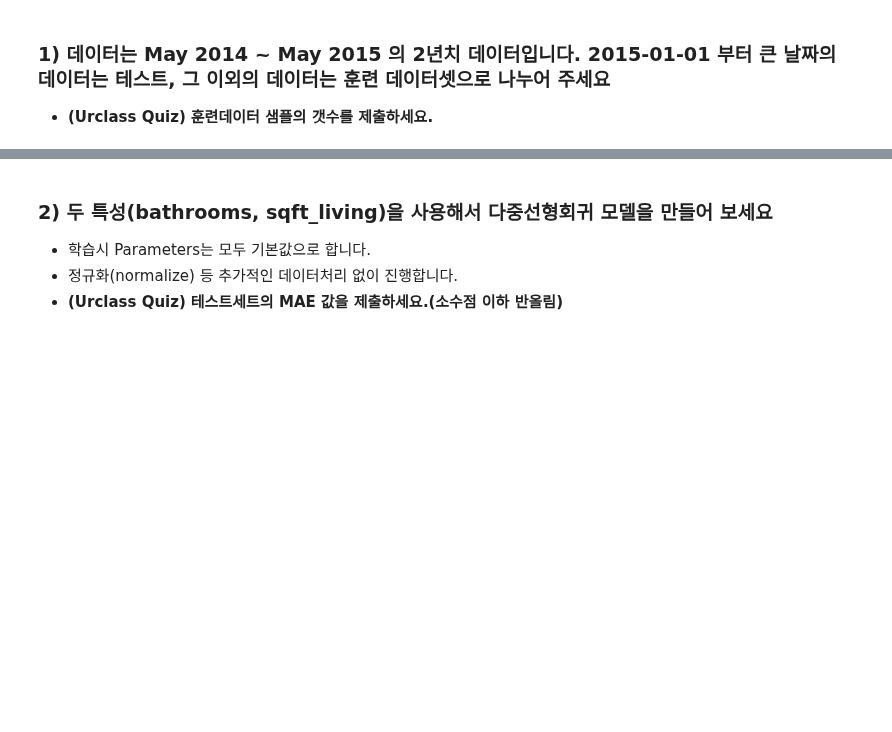
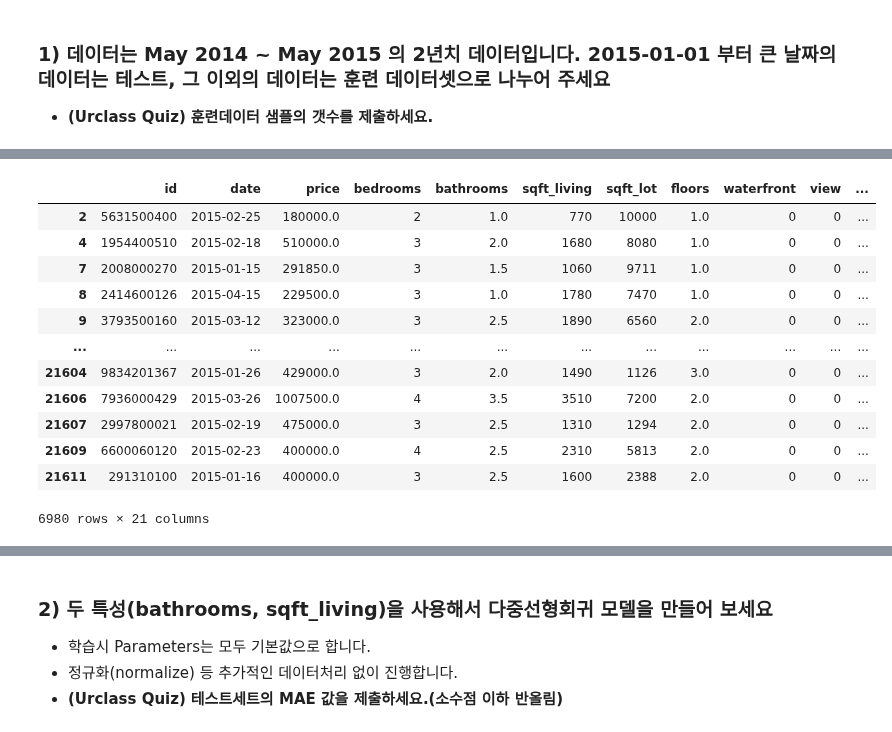
Before and after one commit to p65454/codestates, a Jupyter notebook: n212-multiple-regression/n212a-multiple-regression.ipynb, the cells around one changed output, grey strips where cells are left out. Drawn from its saved outputs; the diff is of its cells as text; code cells hidden in the pictures; blank space fills up the shorter version.

```diff
--- a/n212-multiple-regression/n212a-multiple-regression.ipynb
+++ b/n212-multiple-regression/n212a-multiple-regression.ipynb
@@ -23,0 +43,18 @@ df.columns
+# %%
+df['date'] = pd.to_datetime(df['date'], format='%Y-%m-%d %H:%M:%S', errors='raise')  ## 날짜 데이터타입을 datetime으로 변환
+# %%
+df[df['date'].dt.year==2015]  ## 2015년 데이터만 나왔는지 확인
+# %% [output]
+|  | id | date | price | bedrooms | bathrooms | sqft_living | sqft_lot | floors | waterfront | view | ... |
+| 2 | 5631500400 | 2015-02-25 | 180000.0 | 2 | 1.0 | 770 | 10000 | 1.0 | 0 | 0 | ... |
+| 4 | 1954400510 | 2015-02-18 | 510000.0 | 3 | 2.0 | 1680 | 8080 | 1.0 | 0 | 0 | ... |
+| 7 | 2008000270 | 2015-01-15 | 291850.0 | 3 | 1.5 | 1060 | 9711 | 1.0 | 0 | 0 | ... |
+| 8 | 2414600126 | 2015-04-15 | 229500.0 | 3 | 1.0 | 1780 | 7470 | 1.0 | 0 | 0 | ... |
+| 9 | 3793500160 | 2015-03-12 | 323000.0 | 3 | 2.5 | 1890 | 6560 | 2.0 | 0 | 0 | ... |
+| ... | ... | ... | ... | ... | ... | ... | ... | ... | ... | ... | ... |
+| 21604 | 9834201367 | 2015-01-26 | 429000.0 | 3 | 2.0 | 1490 | 1126 | 3.0 | 0 | 0 | ... |
+| 21606 | 7936000429 | 2015-03-26 | 1007500.0 | 4 | 3.5 | 3510 | 7200 | 2.0 | 0 | 0 | ... |
+| 21607 | 2997800021 | 2015-02-19 | 475000.0 | 3 | 2.5 | 1310 | 1294 | 2.0 | 0 | 0 | ... |
+| 21609 | 6600060120 | 2015-02-23 | 400000.0 | 4 | 2.5 | 2310 | 5813 | 2.0 | 0 | 0 | ... |
+| 21611 | 291310100 | 2015-01-16 | 400000.0 | 3 | 2.5 | 1600 | 2388 | 2.0 | 0 | 0 | ... |
+6980 rows × 21 columns
```
Also changed, not shown: parts of 28 cells of this notebook.
